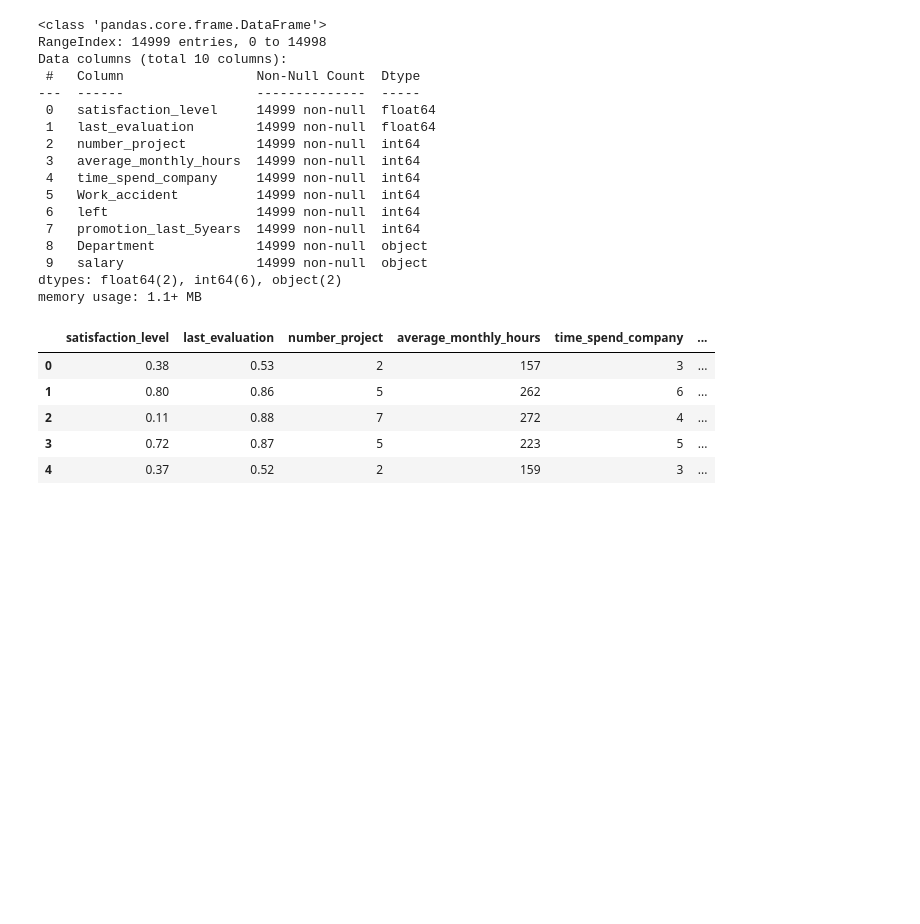
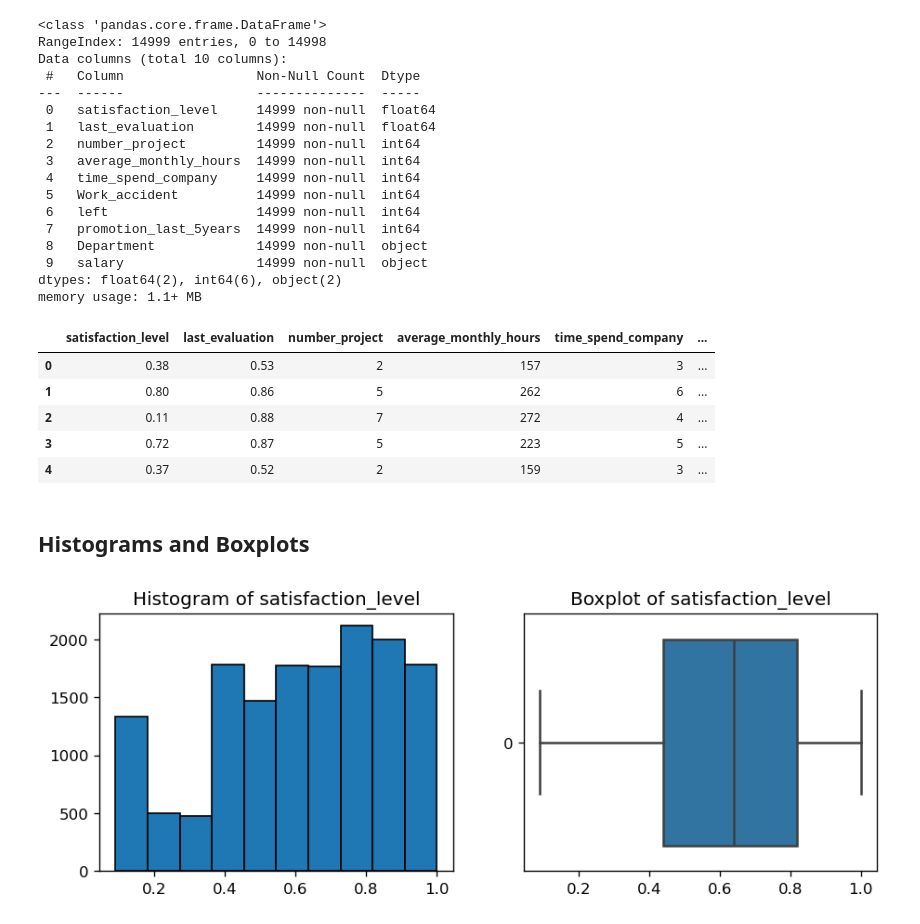
Before and after one commit to SameeckBhatia/Salifort-EDP, a Jupyter notebook: notebook.ipynb, the cells around one changed output. Drawn from its saved outputs; the diff is of its cells as text; code cells hidden in the pictures; blank space fills up the shorter version.

Commit message:
Plotting histograms and boxplots

```diff
--- a/notebook.ipynb
+++ b/notebook.ipynb
@@ -41,3 +41,17 @@ df.head()
 | 2 | 0.11 | 0.88 | 7 | 272 | 4 | ... |
 | 3 | 0.72 | 0.87 | 5 | 223 | 5 | ... |
 | 4 | 0.37 | 0.52 | 2 | 159 | 3 | ... |
+# %% [markdown]
+## Histograms and Boxplots
+# %%
+def histo_boxplot(col: str, **kwargs):
+    fig, (ax1, ax2) = plt.subplots(1, 2, figsize=(9, 3), dpi=120)
+    ax1.hist(df[col], edgecolor="black", **kwargs)
+    ax2 = sns.boxplot(df[col], orient='h')
+    ax1.set_title(f"Histogram of {col}")
+    ax2.set_title(f"Boxplot of {col}")
+    plt.show()
+# %%
+histo_boxplot("satisfaction_level")
+# %% [output]
+[figure, added]
```
Also changed, not shown: parts of 4 cells of this notebook.
